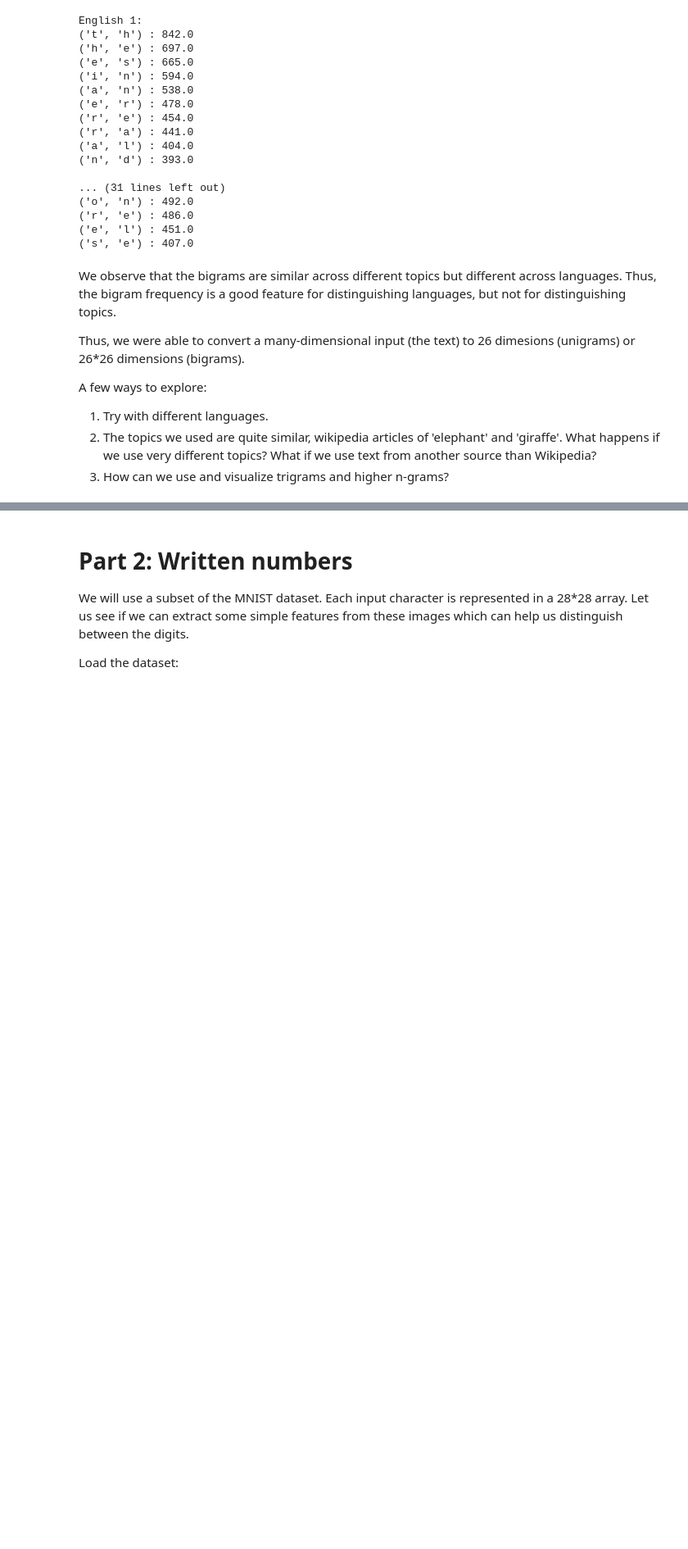
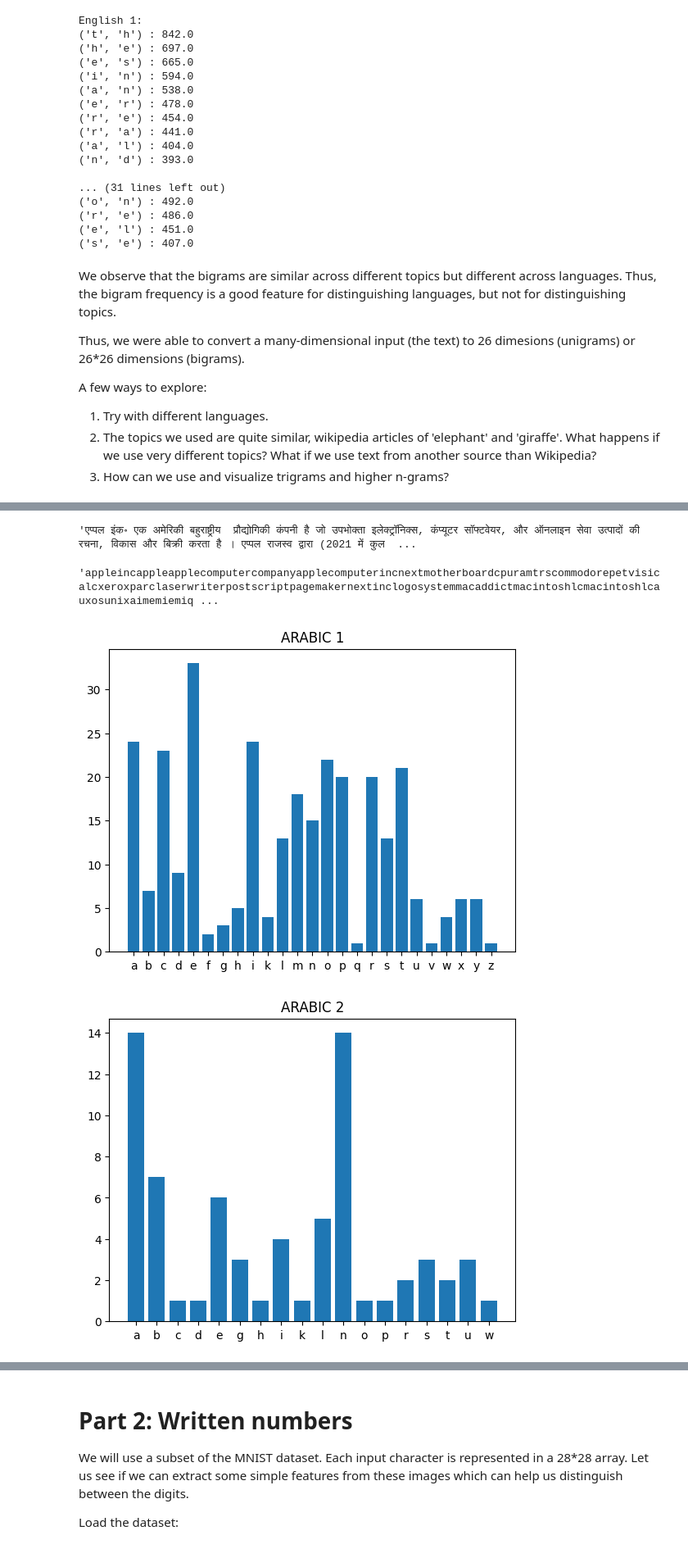
Before and after one commit to Nikithakaruturi/FMML-LAB1, a Jupyter notebook: Module_01_Lab_01_Features.ipynb, the cells around one changed output, grey strips where cells are left out. Shown at 82% size. Cells and saved outputs as stored; diff of their text form; code cells hidden in the pictures; blank space fills up the shorter version.

```diff
--- a/Module_01_Lab_01_Features.ipynb
+++ b/Module_01_Lab_01_Features.ipynb
@@ -292,0 +265,52 @@ A few ways to explore:
+# %%
+hin1#data contain in that lauanguge which is taken from wekepedia
+# %% [output]
+'एप्पल इंक॰ एक अमेरिकी बहुराष्ट्रीय  प्रौद्योगिकी कंपनी है जो उपभोक्ता इलेक्ट्रॉनिक्स, कंप्यूटर सॉफ्टवेयर, और ऑनलाइन सेवा उत्पादों की रचना, विकास और बिक्री करता है । एप्पल राजस्व द्वारा (2021 में कुल  ...
+# %%
+def cleanup(text):
+  text = text.lower()  # make it lowercase
+  text = re.sub('[^a-z]+', '', text) # only keep characters, i.e. if not a-z then replace with space.
+  return text
+# %%
+arb1 = cleanup(arb1)
+arb2 = cleanup(arb2)
+hin1 = cleanup(hin1)
+hin2 = cleanup(hin2)
+# %%
+arb1
+# %% [output]
+'appleincappleapplecomputercompanyapplecomputerincnextmotherboardcpuramtrscommodorepetvisicalcxeroxparclaserwriterpostscriptpagemakernextinclogosystemmacaddictmacintoshlcmacintoshlcauxosunixaimemiemiq ...
+# %%
+def tuple2string(tup):
+
+    st = ''
+    for ii in tup:
+        st = st + ii
+        return st
+
+# convert a tuple of tuples to a list of strings
+def key2string(keys):
+  return [tuple2string(i) for i in keys]
+
+# plot the histogram
+def plothistogram(ngram):
+  keys = key2string(ngram.keys())
+  values = list(ngram.values())
+
+  # sort the keys in alphabetic order
+  combined = zip(keys, values) ## keys i.e. characters on x axis and their count in the given doc as values.
+  zipped_sorted = sorted(combined, key=lambda x: x[0]) ## sorting based on keys, to get a to z order.
+  keys, values = map(list, zip(*zipped_sorted))
+  plt.bar(keys, values)
+# %%
+unigram_arb1= Counter(ngrams(arb1,1)) ##just to get count of each element.
+plothistogram(unigram_arb1)
+plt.title('ARABIC 1')
+plt.show()
+unigram_arb2= Counter(ngrams(arb2,1))
+plothistogram(unigram_arb2)
+plt.title('ARABIC 2')
+plt.show()
+# %% [output]
+[figure, added]
+[figure, added]
```
Also changed, not shown: parts of 30 cells of this notebook.
